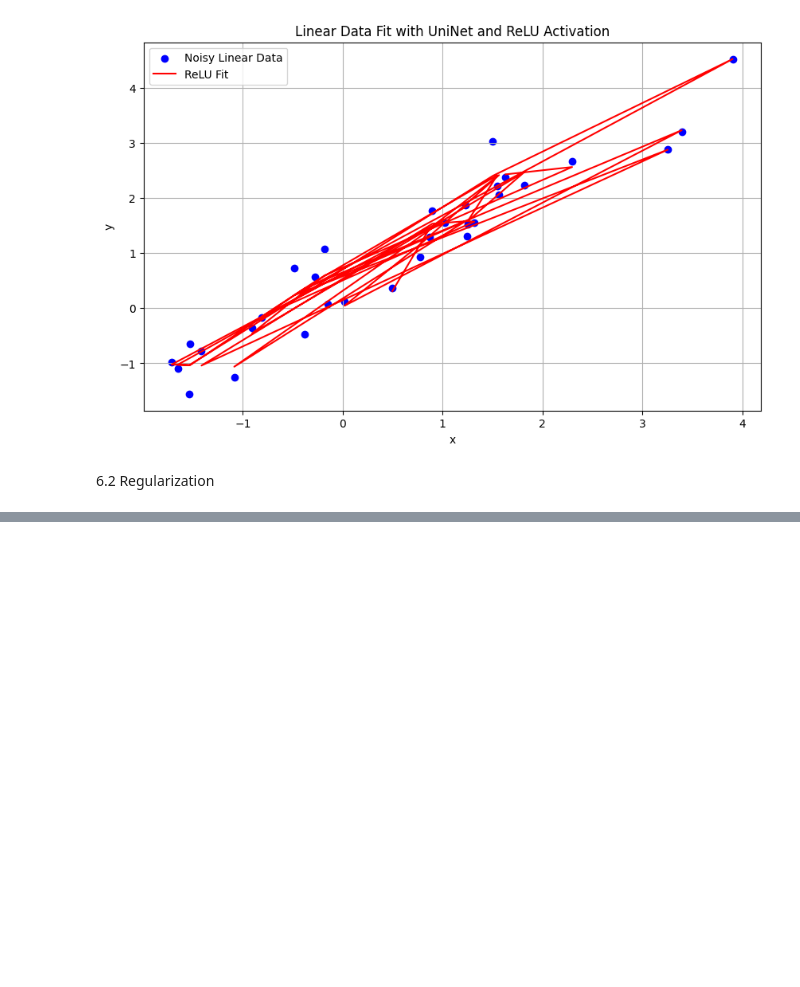
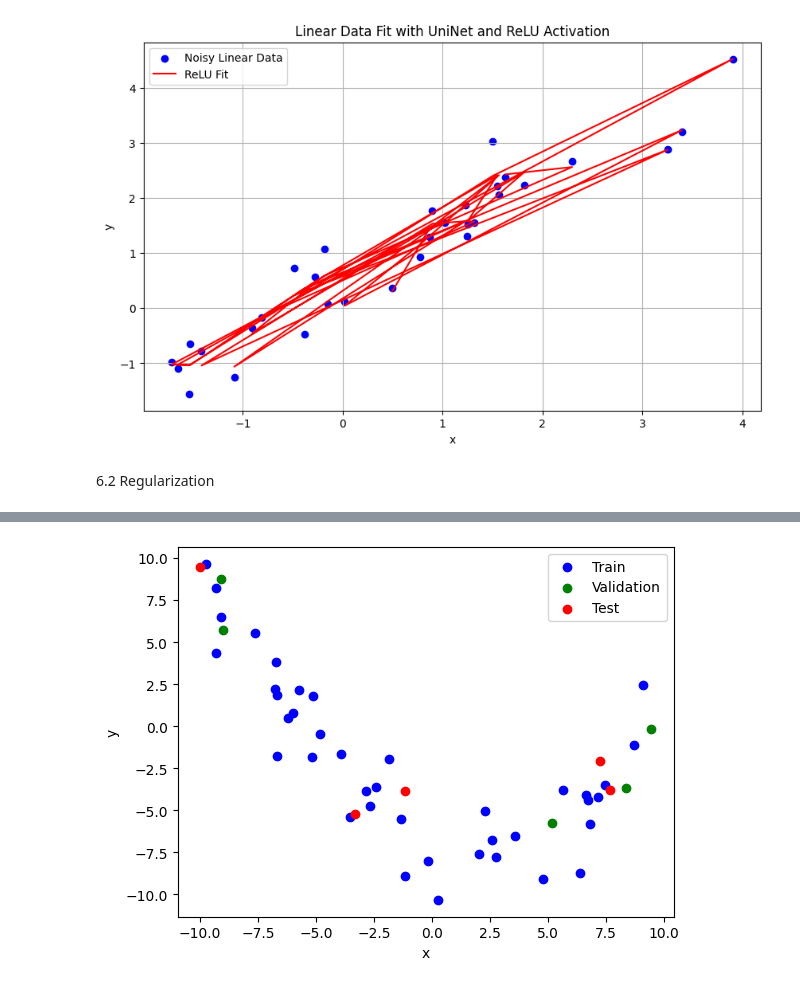
Before and after one commit to Justusperthes/Comphy, a Jupyter notebook: w10/regression.ipynb, the cells around one changed output, grey strips where cells are left out. Cells and saved outputs as stored; diff of their text form; code cells hidden in the pictures; blank space fills up the shorter version.

```diff
--- a/w10/regression.ipynb
+++ b/w10/regression.ipynb
@@ -447,0 +471,20 @@ for gamma, (_, losses) in results.items():
+# %%
+from torch.utils.data import TensorDataset, DataLoader
+
+# Training data
+train_dataset = TensorDataset(xs_train.view(-1, 1), ys_train.view(-1, 1))
+train_loader = DataLoader(dataset=train_dataset, batch_size=8, shuffle=True)
+
+# Validation data
+validation_dataset = TensorDataset(xs_validation.view(-1, 1), ys_validation.view(-1, 1))
+validation_loader = DataLoader(dataset=validation_dataset, batch_size=8, shuffle=False)
+
+# Test data
+test_dataset = TensorDataset(xs_test.view(-1, 1), ys_test.view(-1, 1))
+test_loader = DataLoader(dataset=test_dataset, batch_size=8, shuffle=False)
+
+# Example of iterating over the training data
+for batch_features, batch_labels in train_loader:
+    print("Features:", batch_features)
+    print("Labels:", batch_labels)
+    break  # Remove this break to iterate over the entire dataset
@@ -447,0 +508,28 @@ for gamma, (_, losses) in results.items():
+# %%
+import matplotlib.pyplot as plt
+
+# Set up the plot
+fig, ax = plt.subplots()
+
+# Define colors for each dataset
+colors = {"train": "blue", "validation": "green", "test": "red"}
+
+# Loop over each DataLoader with assigned colors
+for loader, label, color in zip(
+    [train_loader, validation_loader, test_loader],
+    ["Train", "Validation", "Test"],
+    [colors["train"], colors["validation"], colors["test"]]
+):
+    for batch_features, batch_labels in loader:
+        ax.scatter(batch_features.numpy(), batch_labels.numpy(), color=color, label=label)
+
+# Remove duplicate labels in legend
+handles, labels = plt.gca().get_legend_handles_labels()
+by_label = dict(zip(labels, handles))
+plt.legend(by_label.values(), by_label.keys())
+
+ax.set_xlabel("x")
+ax.set_ylabel("y")
+plt.show()
+# %% [output]
+[figure, added]
```
Also changed, not shown: parts of 5 cells of this notebook, 1 other file.
